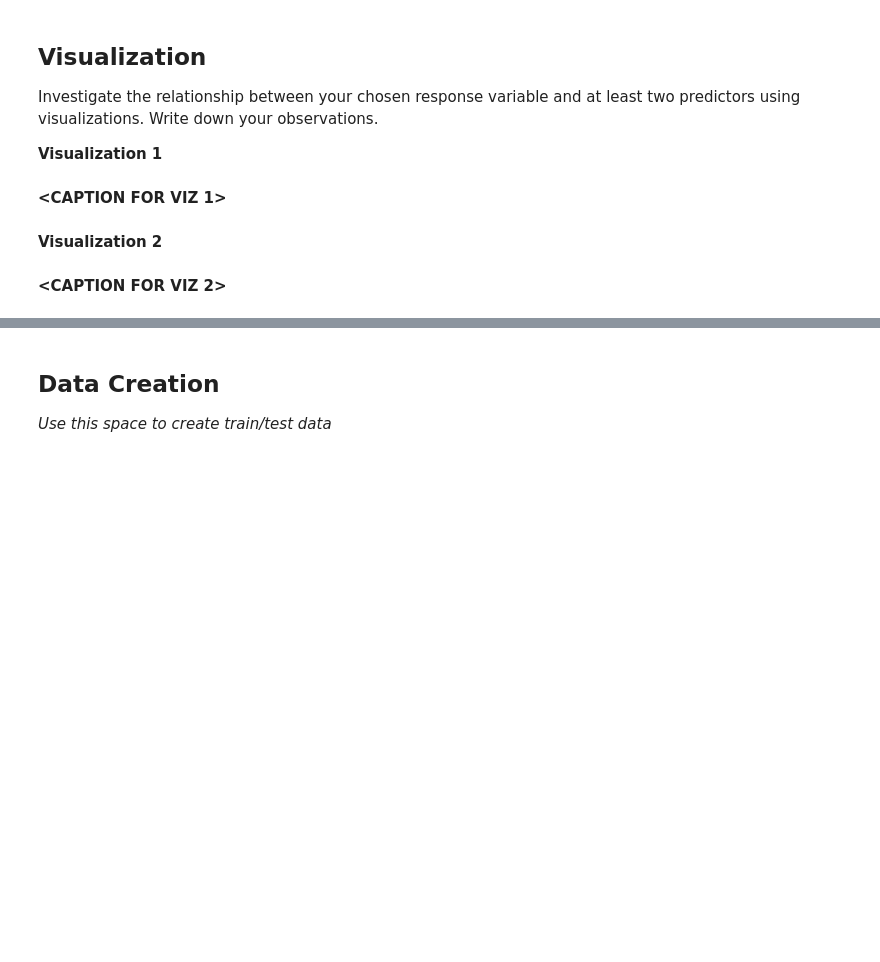
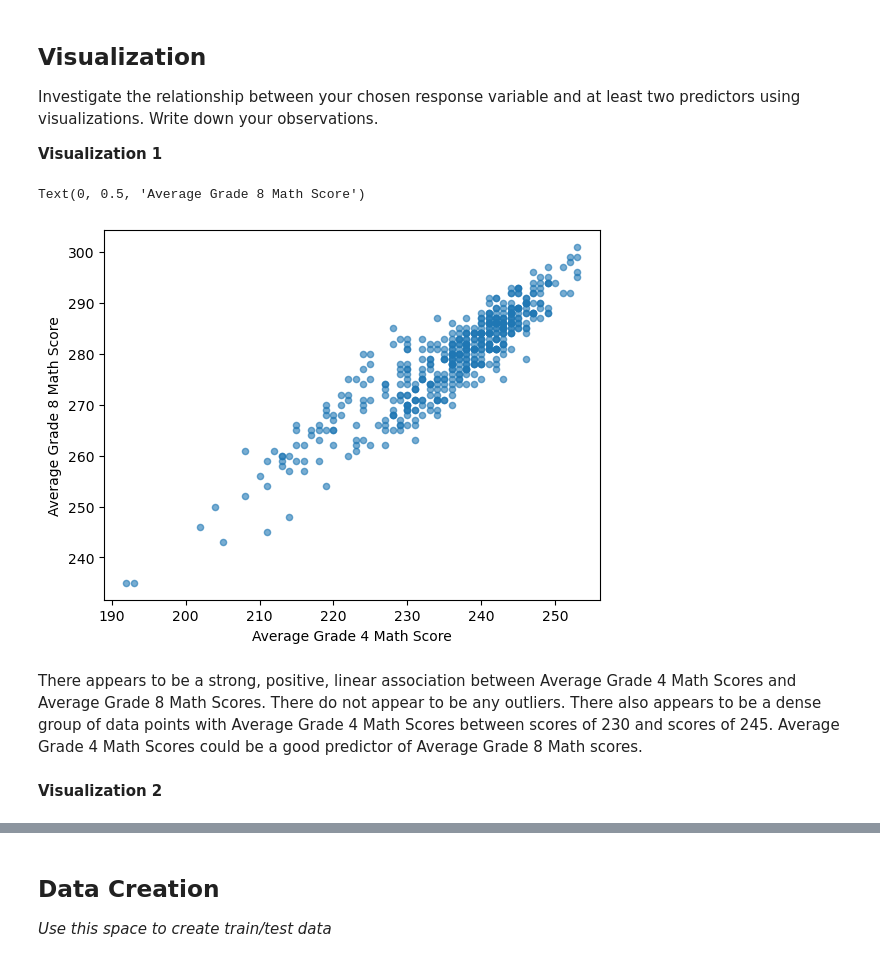
Before and after one commit to zacharyl11/MDST-Onboarding-Zachary-Lin, a Jupyter notebook: tutorial1/checkpoint1.ipynb, the cells around one changed output, grey strips where cells are left out. Cells and saved outputs as stored; diff of their text form; code cells hidden in the pictures; blank space fills up the shorter version.

```diff
--- a/tutorial1/checkpoint1.ipynb
+++ b/tutorial1/checkpoint1.ipynb
@@ -33,2 +37,5 @@ Import `numpy`, `pandas`, and `matplotlib`.
 # %% [markdown]
 Load in the "states_edu.csv" dataset and take a look at the head of the data
+# %%
+df = pd.read_csv("../data/states_edu.csv")
+df.head()
@@ -73,0 +172,11 @@ Feature engineering justification: **<BRIEFLY DESCRIBE WHY YOU MADE THE CHANGES
+# %%
+# @@@ 5
+
+# Create SUPPORT_SERVICES_EXPENDITURE_PER_STUDENT feature
+df['SUPPORT_SERVICES_EXPENDITURE_PER_STUDENT'] = df['SUPPORT_SERVICES_EXPENDITURE'] / df['TOTAL_ENROLL']
+
+# Create INSTRUCTION_EXPENDITURE_PER_STUDENT feature
+df['INSTRUCTION_EXPENDITURE_PER_STUDENT'] = df['INSTRUCTION_EXPENDITURE'] / df['TOTAL_ENROLL']
+
+# Create AVG_MATH_4_READING_4_DIFFERENCE feature
+df['AVG_MATH_4_READING_4_DIFFERENCE'] = df['AVG_MATH_4_SCORE'] - df['AVG_READING_4_SCORE']
@@ -82,4 +200,12 @@ Investigate the relationship between your chosen response variable and at least
-# %% [markdown]
-**<CAPTION FOR VIZ 1>**
+# %%
+# @@@ 6
+df.plot.scatter(x='AVG_MATH_4_SCORE', y='AVG_MATH_8_SCORE', alpha=0.6)
+plt.xlabel('Average Grade 4 Math Score')
+plt.ylabel('Average Grade 8 Math Score')
+# %% [output]
+Text(0, 0.5, 'Average Grade 8 Math Score')
+[figure, added]
+# %% [markdown]
+There appears to be a strong, positive, linear association between Average Grade 4 Math Scores and Average Grade 8 Math Scores. There do not appear to be any outliers. There also appears to be a dense group of data points with Average Grade 4 Math Scores between scores of 230 and scores of 245. Average Grade 4 Math Scores could be a good predictor of Average Grade 8 Math scores.
 # %% [markdown]
 **Visualization 2**
@@ -88,2 +211,0 @@ Investigate the relationship between your chosen response variable and at least
-# %% [markdown]
-**<CAPTION FOR VIZ 2>**
```
Also changed, not shown: parts of 19 cells of this notebook.
